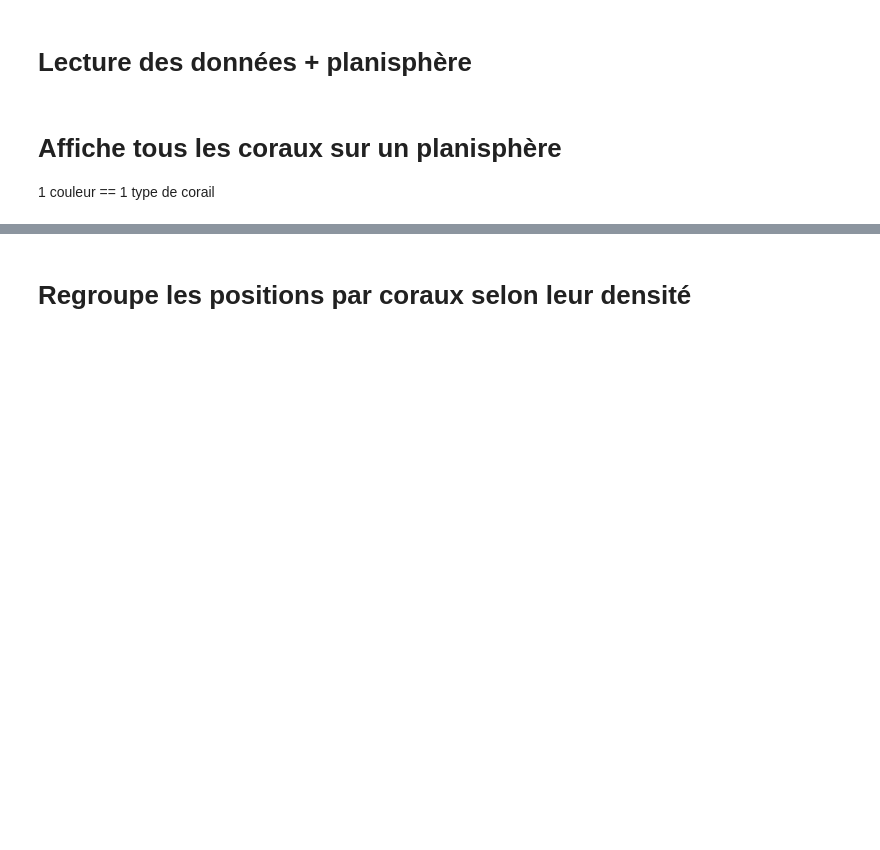
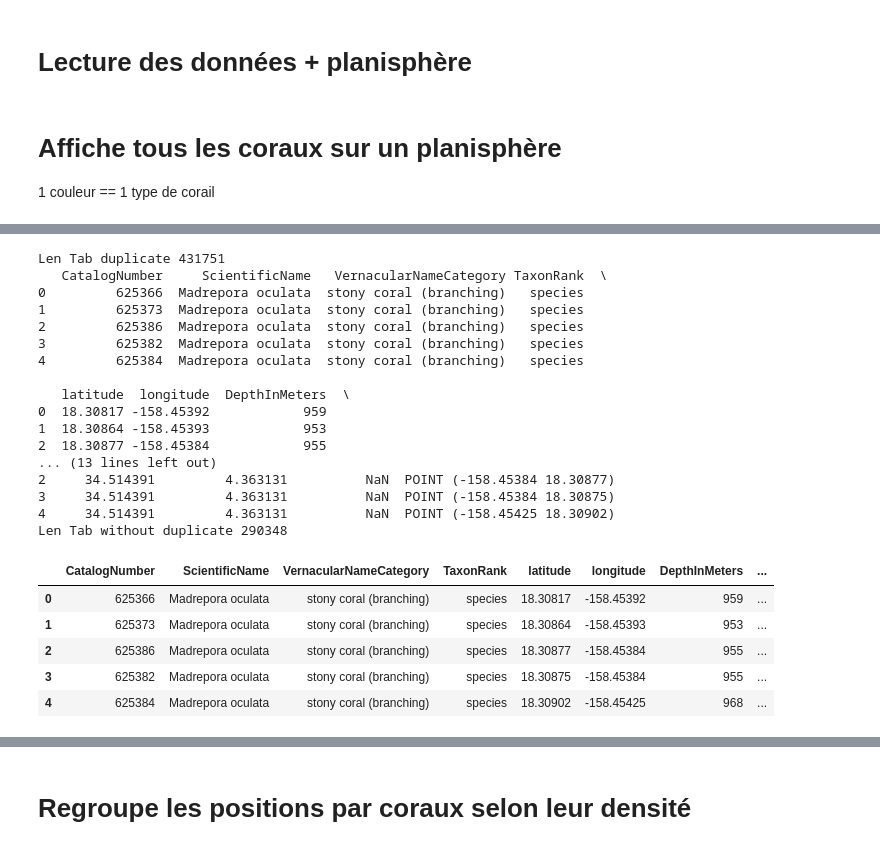
Before and after one commit to dellielo/Pharmap, a Jupyter notebook: notebook/visualisation.ipynb, the cells around one changed output, grey strips where cells are left out. Drawn from its saved outputs; the diff is of its cells as text; code cells hidden in the pictures; blank space fills up the shorter version.

```diff
--- a/notebook/visualisation.ipynb
+++ b/notebook/visualisation.ipynb
@@ -57,0 +87,31 @@ Name: ScientificName, Length: 2870, dtype: int64
+# %%
+print("Len Tab duplicate {}".format(len(coraux)))
+column_dupli =["ScientificName", "longitude", "latitude", "phosphate.csv" , "oxygen.csv", "salinity.csv", "temperature.csv","nitrate.csv"]
+print(coraux.head())
+coraux_drop = coraux.drop_duplicates(subset=column_dupli)
+print("Len Tab without duplicate {}".format(len(coraux_drop)))
+coraux_drop.head()
+# %% [output]
+Len Tab duplicate 431751
+   CatalogNumber     ScientificName   VernacularNameCategory TaxonRank  \
+0         625366  Madrepora oculata  stony coral (branching)   species
+1         625373  Madrepora oculata  stony coral (branching)   species
+2         625386  Madrepora oculata  stony coral (branching)   species
+3         625382  Madrepora oculata  stony coral (branching)   species
+4         625384  Madrepora oculata  stony coral (branching)   species
+
+   latitude  longitude  DepthInMeters  \
+0  18.30817 -158.45392            959
+1  18.30864 -158.45393            953
+2  18.30877 -158.45384            955
+... (13 lines left out)
+2     34.514391         4.363131          NaN  POINT (-158.45384 18.30877)
+3     34.514391         4.363131          NaN  POINT (-158.45384 18.30875)
+4     34.514391         4.363131          NaN  POINT (-158.45425 18.30902)
+Len Tab without duplicate 290348
+|  | CatalogNumber | ScientificName | VernacularNameCategory | TaxonRank | latitude | longitude | DepthInMeters | ... |
+| 0 | 625366 | Madrepora oculata | stony coral (branching) | species | 18.30817 | -158.45392 | 959 | ... |
+| 1 | 625373 | Madrepora oculata | stony coral (branching) | species | 18.30864 | -158.45393 | 953 | ... |
+| 2 | 625386 | Madrepora oculata | stony coral (branching) | species | 18.30877 | -158.45384 | 955 | ... |
+| 3 | 625382 | Madrepora oculata | stony coral (branching) | species | 18.30875 | -158.45384 | 955 | ... |
+| 4 | 625384 | Madrepora oculata | stony coral (branching) | species | 18.30902 | -158.45425 | 968 | ... |
```
Also changed, not shown: parts of 10 cells of this notebook, 2 other files.
